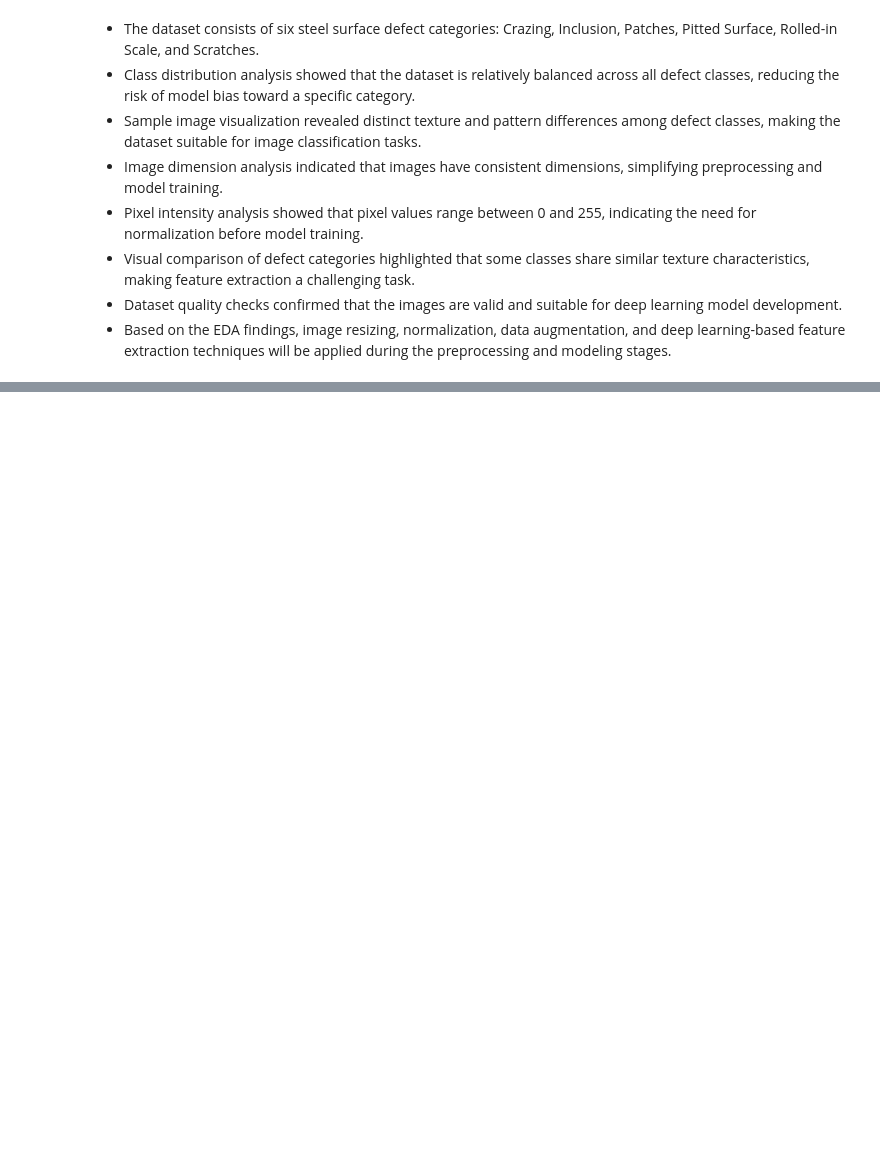
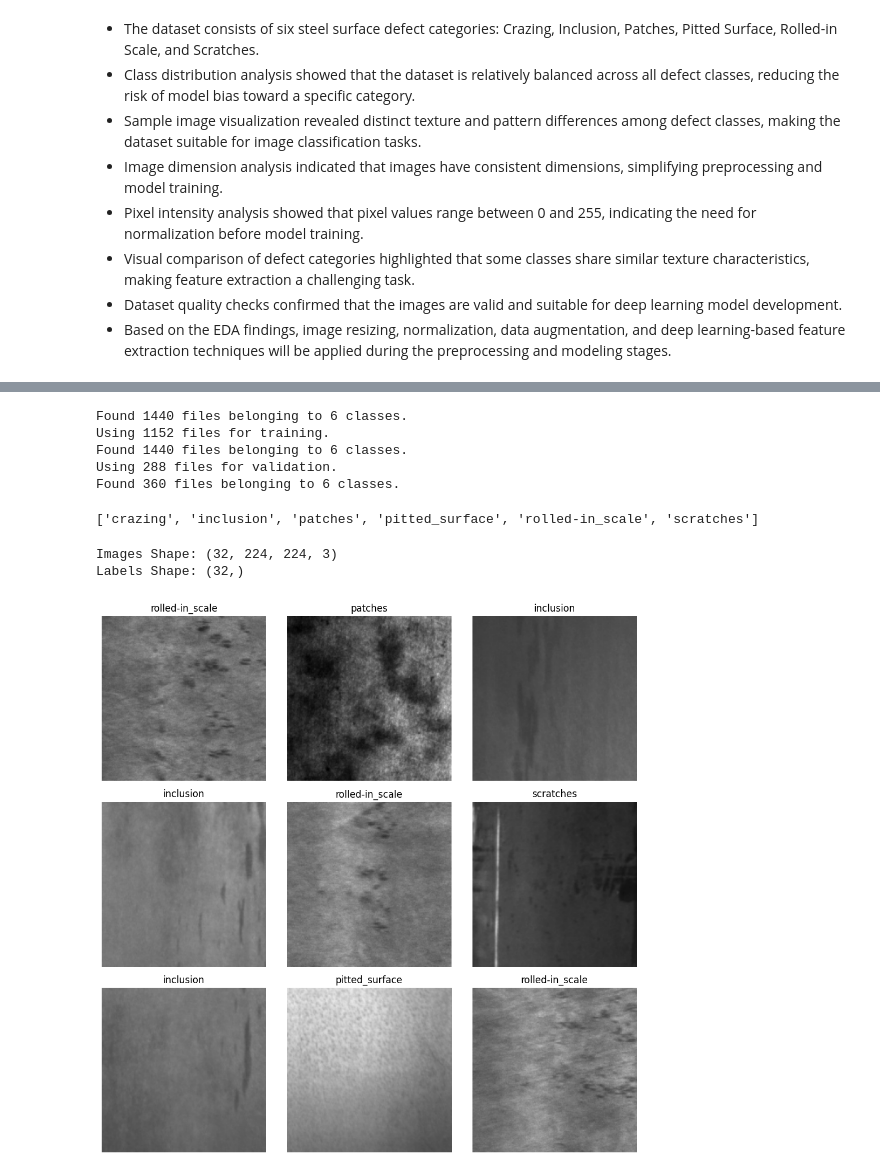
Before and after one commit to chetansgode/NEU_Surface_Defect_Detection_Project, a Jupyter notebook: notebooks/NEU_Surface_Defect_Detection_Project.ipynb, the cells around one changed output, grey strips where cells are left out. Drawn from its saved outputs; the diff is of its cells as text; code cells hidden in the pictures; blank space fills up the shorter version.

```diff
--- a/notebooks/NEU_Surface_Defect_Detection_Project.ipynb
+++ b/notebooks/NEU_Surface_Defect_Detection_Project.ipynb
@@ -379,0 +389,80 @@ all images were readable and no corrupted or empty image files were detected. Th
+# %%
+# fixes some parameters
+IMG_SIZE = (224, 224)
+BATCH_SIZE = 32
+SEED = 42
+
+# Training Dataset
+
+train_ds = tf.keras.utils.image_dataset_from_directory(
+    train_dir,
+    validation_split=0.2,
+    subset="training",
+    seed=SEED,
+    image_size=IMG_SIZE,
+    batch_size=BATCH_SIZE,
+    label_mode="int"
+)
+
+# Validation Dataset
+val_ds = tf.keras.utils.image_dataset_from_directory(
+    train_dir,
+    validation_split=0.2,
+    subset="validation",
+    seed=SEED,
+    image_size=IMG_SIZE,
+    batch_size=BATCH_SIZE,
+    label_mode="int"
+)
+
+# test dataset
+
+test_ds = tf.keras.utils.image_dataset_from_directory(
+    test_dir,
+    image_size=IMG_SIZE,
+    batch_size=BATCH_SIZE,
+    shuffle=False,
+    label_mode="int"
+)
+# %% [output]
+Found 1440 files belonging to 6 classes.
+Using 1152 files for training.
+Found 1440 files belonging to 6 classes.
+Using 288 files for validation.
+Found 360 files belonging to 6 classes.
+# %%
+class_names = train_ds.class_names
+
+print(class_names)
+# %% [output]
+['crazing', 'inclusion', 'patches', 'pitted_surface', 'rolled-in_scale', 'scratches']
+# %%
+for images, labels in train_ds.take(1):
+
+    print("Images Shape:", images.shape)
+
+    print("Labels Shape:", labels.shape)
+# %% [output]
+Images Shape: (32, 224, 224, 3)
+Labels Shape: (32,)
+# %%
+#visualize the batch
+
+plt.figure(figsize=(10,10))
+
+for images, labels in train_ds.take(1):
+
+    for i in range(9):
+
+        plt.subplot(3,3,i+1)
+
+        plt.imshow(images[i].numpy().astype("uint8"))
+
+        plt.title(class_names[labels[i]])
+
+        plt.axis("off")
+
+plt.tight_layout()
+plt.show()
+# %% [output]
+[figure, added]
```
Also changed, not shown: parts of 115 cells of this notebook, 2 other files.
